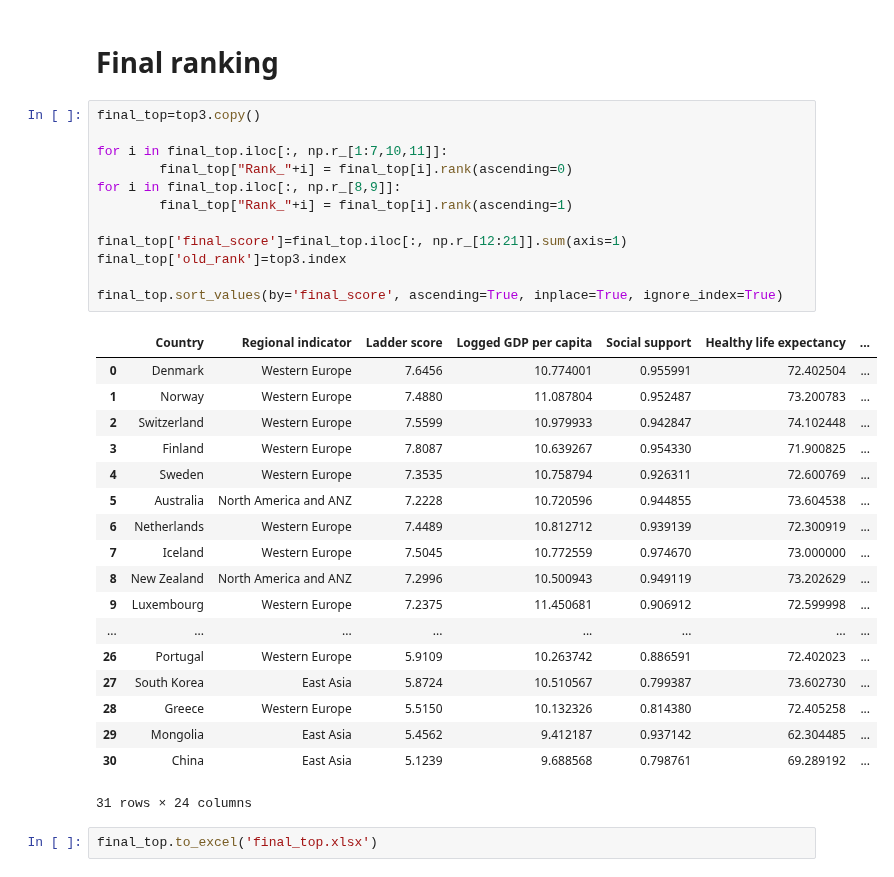
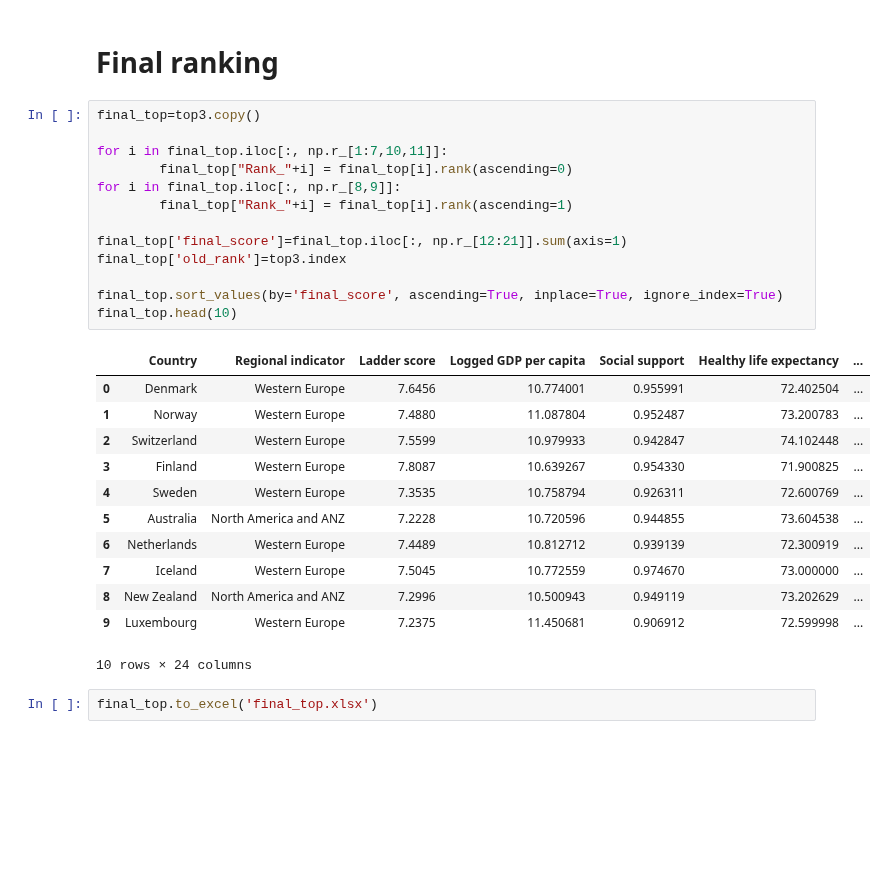
Before and after one commit to AuroreSupiot/WorldHappiness, a Jupyter notebook: Project Happiness - clean.ipynb, the cells around one changed output. Cells and saved outputs as stored; diff of their text form; blank space fills up the shorter version.

```diff
--- a/Project Happiness - clean.ipynb
+++ b/Project Happiness - clean.ipynb
@@ -307,33 +280,28 @@ Mummy was right, this is the countryside ! Urban rate is below 85%
 # %%
 final_top=top3.copy()
 
 for i in final_top.iloc[:, np.r_[1:7,10,11]]:
         final_top["Rank_"+i] = final_top[i].rank(ascending=0)
 for i in final_top.iloc[:, np.r_[8,9]]:
         final_top["Rank_"+i] = final_top[i].rank(ascending=1)
 
 final_top['final_score']=final_top.iloc[:, np.r_[12:21]].sum(axis=1)
 final_top['old_rank']=top3.index
 
 final_top.sort_values(by='final_score', ascending=True, inplace=True, ignore_index=True)
+final_top.head(10)
 # %% [output]
 |  | Country | Regional indicator | Ladder score | Logged GDP per capita | Social support | Healthy life expectancy | ... |
 | 0 | Denmark | Western Europe | 7.6456 | 10.774001 | 0.955991 | 72.402504 | ... |
 | 1 | Norway | Western Europe | 7.4880 | 11.087804 | 0.952487 | 73.200783 | ... |
 | 2 | Switzerland | Western Europe | 7.5599 | 10.979933 | 0.942847 | 74.102448 | ... |
 | 3 | Finland | Western Europe | 7.8087 | 10.639267 | 0.954330 | 71.900825 | ... |
 | 4 | Sweden | Western Europe | 7.3535 | 10.758794 | 0.926311 | 72.600769 | ... |
 | 5 | Australia | North America and ANZ | 7.2228 | 10.720596 | 0.944855 | 73.604538 | ... |
 | 6 | Netherlands | Western Europe | 7.4489 | 10.812712 | 0.939139 | 72.300919 | ... |
 | 7 | Iceland | Western Europe | 7.5045 | 10.772559 | 0.974670 | 73.000000 | ... |
 | 8 | New Zealand | North America and ANZ | 7.2996 | 10.500943 | 0.949119 | 73.202629 | ... |
 | 9 | Luxembourg | Western Europe | 7.2375 | 11.450681 | 0.906912 | 72.599998 | ... |
-| ... | ... | ... | ... | ... | ... | ... | ... |
-| 26 | Portugal | Western Europe | 5.9109 | 10.263742 | 0.886591 | 72.402023 | ... |
-| 27 | South Korea | East Asia | 5.8724 | 10.510567 | 0.799387 | 73.602730 | ... |
-| 28 | Greece | Western Europe | 5.5150 | 10.132326 | 0.814380 | 72.405258 | ... |
-| 29 | Mongolia | East Asia | 5.4562 | 9.412187 | 0.937142 | 62.304485 | ... |
-| 30 | China | East Asia | 5.1239 | 9.688568 | 0.798761 | 69.289192 | ... |
-31 rows × 24 columns
+10 rows × 24 columns
 # %%
 final_top.to_excel('final_top.xlsx')
```
Also changed, not shown: parts of 10 cells of this notebook, 5 other files.
